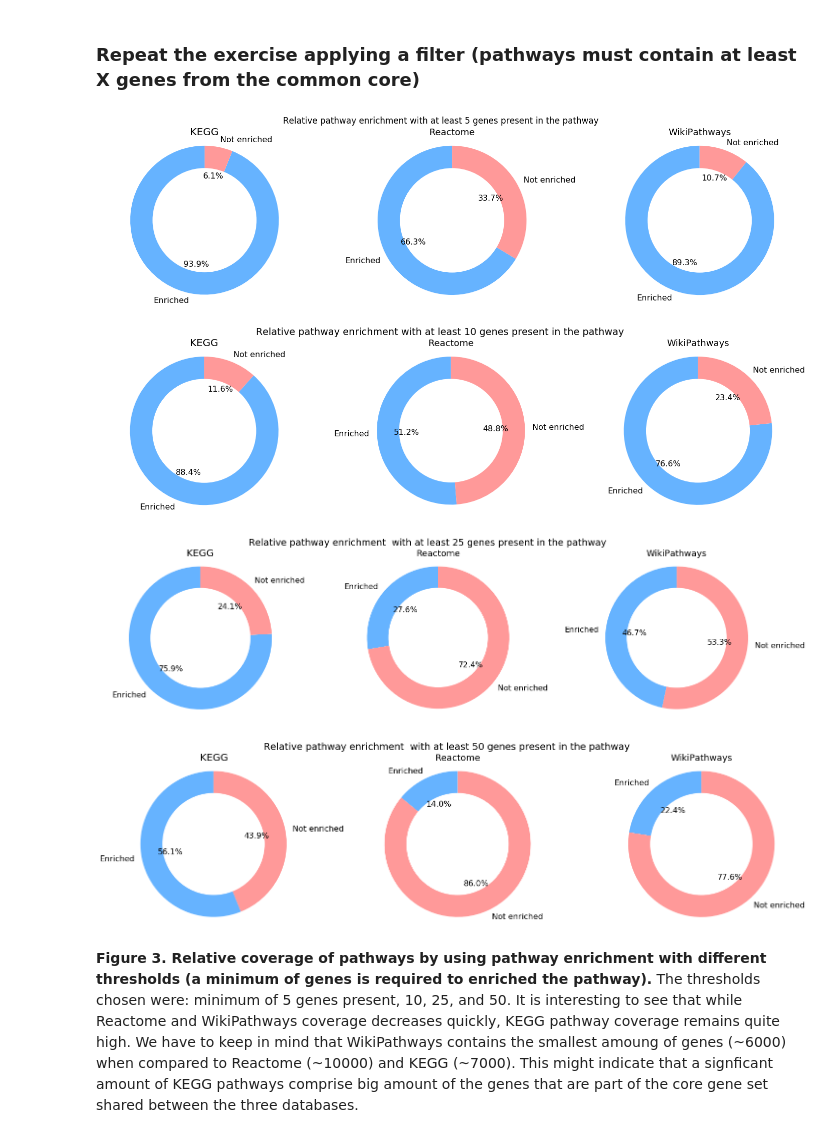
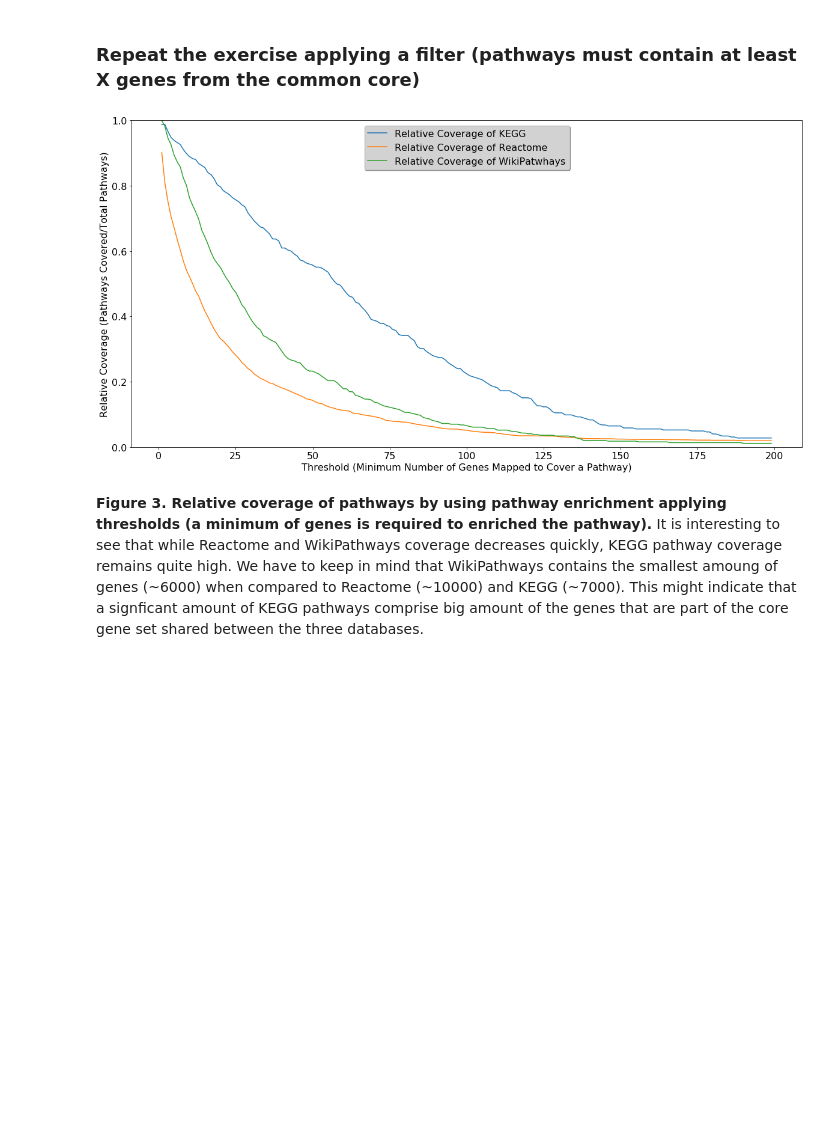
Before and after one commit to ComPath/compath-resources, a Jupyter notebook: notebooks/Gene centric coverage of Pathway Databases.ipynb, the cells around one changed output. Cells and saved outputs as stored; diff of their text form; code cells hidden in the pictures; blank space fills up the shorter version.

```diff
--- a/notebooks/Gene centric coverage of Pathway Databases.ipynb
+++ b/notebooks/Gene centric coverage of Pathway Databases.ipynb
@@ -213,35 +209,45 @@ Reactome pathways not enriched by the core gene set: 214
 __Not enriched pathways:__ Specific pathways containing only a few genes.
 # %% [markdown]
 ### Repeat the exercise applying a filter (pathways must contain at least X genes from the common core)
-# %%
-min_5_genes = apply_filter(enriched_pathways, 5)
-min_10_genes = apply_filter(enriched_pathways, 10)
-min_25_genes = apply_filter(enriched_pathways, 25)
-min_50_genes = apply_filter(enriched_pathways, 50)
-
-keggs_5, reactomes_5, wikipathways_5 = calculate_relative_enrichment(min_5_genes, total_keggs, total_reactomes, total_wikipathways)
-keggs_10, reactomes_10, wikipathways_10 = calculate_relative_enrichment(min_10_genes, total_keggs, total_reactomes, total_wikipathways)
-keggs_25, reactomes_25, wikipathways_25 = calculate_relative_enrichment(min_25_genes, total_keggs, total_reactomes, total_wikipathways)
-keggs_50, reactomes_50, wikipathways_50 = calculate_relative_enrichment(min_50_genes, total_keggs, total_reactomes, total_wikipathways)
-
-plot_enriched_pathways(
-    'Relative pathway enrichment with at least 5 genes present in the pathway',
-    keggs_5, reactomes_5, wikipathways_5)
-plot_enriched_pathways(
-    'Relative pathway enrichment with at least 10 genes present in the pathway',
-    keggs_10, reactomes_10, wikipathways_10)
-plot_enriched_pathways(
-    'Relative pathway enrichment  with at least 25 genes present in the pathway',
-    keggs_25, reactomes_25, wikipathways_25)
-plot_enriched_pathways(
-    'Relative pathway enrichment  with at least 50 genes present in the pathway',
-    keggs_50, reactomes_50, wikipathways_50)
-
-plt.show()
-# %% [output]
-[figure, removed]
-[figure, removed]
-[figure, removed]
-[figure, removed]
+# %%
+kegg_lines = []
+reactome_lines = []
+wikipathways_lines = []
+
+for i in range(1,200):
+
+    filtered_results = apply_filter(enriched_pathways, i)
+
+    kegg_coverage, reactome_coverage, wikipathways_coverage = calculate_relative_enrichment(
+        filtered_results,
+        total_keggs,
+        total_reactomes,
+        total_wikipathways
+    )
+
+    kegg_lines.append((i,kegg_coverage))
+    reactome_lines.append((i,reactome_coverage))
+    wikipathways_lines.append((i,wikipathways_coverage))
+# %%
+# Line chart
+fig = plt.figure(figsize=(20, 10))
+
+
+plt.plot([x for x,y in kegg_lines],[y for x,y in kegg_lines], label="Relative Coverage of KEGG")
+plt.plot([x for x,y in reactome_lines],[y for x,y in reactome_lines], label="Relative Coverage of Reactome")
+plt.plot([x for x,y in wikipathways_lines],[y for x,y in wikipathways_lines], label="Relative Coverage of WikiPatwhays")
+
+axes = plt.gca()
+axes.set_ylim([0,1])
+
+axes.set_ylabel('Relative Coverage (Pathways Covered/Total Pathways)')
+axes.set_xlabel('Threshold (Minimum Number of Genes Mapped to Cover a Pathway)')
+
+leg = plt.legend(loc=9, ncol=1, shadow=True, fancybox=True)
+leg.get_frame().set_alpha(0.5)
+
+plt.show()
+# %% [output]
+[figure, added]
 # %% [markdown]
-__Figure 3. Relative coverage of pathways by using pathway enrichment with different thresholds (a minimum of genes is required to enriched the pathway).__ The thresholds chosen were: minimum of 5 genes present, 10, 25, and 50. It is interesting to see that while Reactome and WikiPathways coverage decreases quickly, KEGG pathway coverage remains quite high. We have to keep in mind that WikiPathways contains the smallest amoung of genes (~6000) when compared to Reactome (~10000) and KEGG (~7000). This might indicate that a signficant amount of KEGG pathways comprise big amount of the genes that are part of the core gene set shared between the three databases.
+__Figure 3. Relative coverage of pathways by using pathway enrichment applying thresholds (a minimum of genes is required to enriched the pathway).__ It is interesting to see that while Reactome and WikiPathways coverage decreases quickly, KEGG pathway coverage remains quite high. We have to keep in mind that WikiPathways contains the smallest amoung of genes (~6000) when compared to Reactome (~10000) and KEGG (~7000). This might indicate that a signficant amount of KEGG pathways comprise big amount of the genes that are part of the core gene set shared between the three databases.
```
Also changed, not shown: parts of 4 cells of this notebook.
